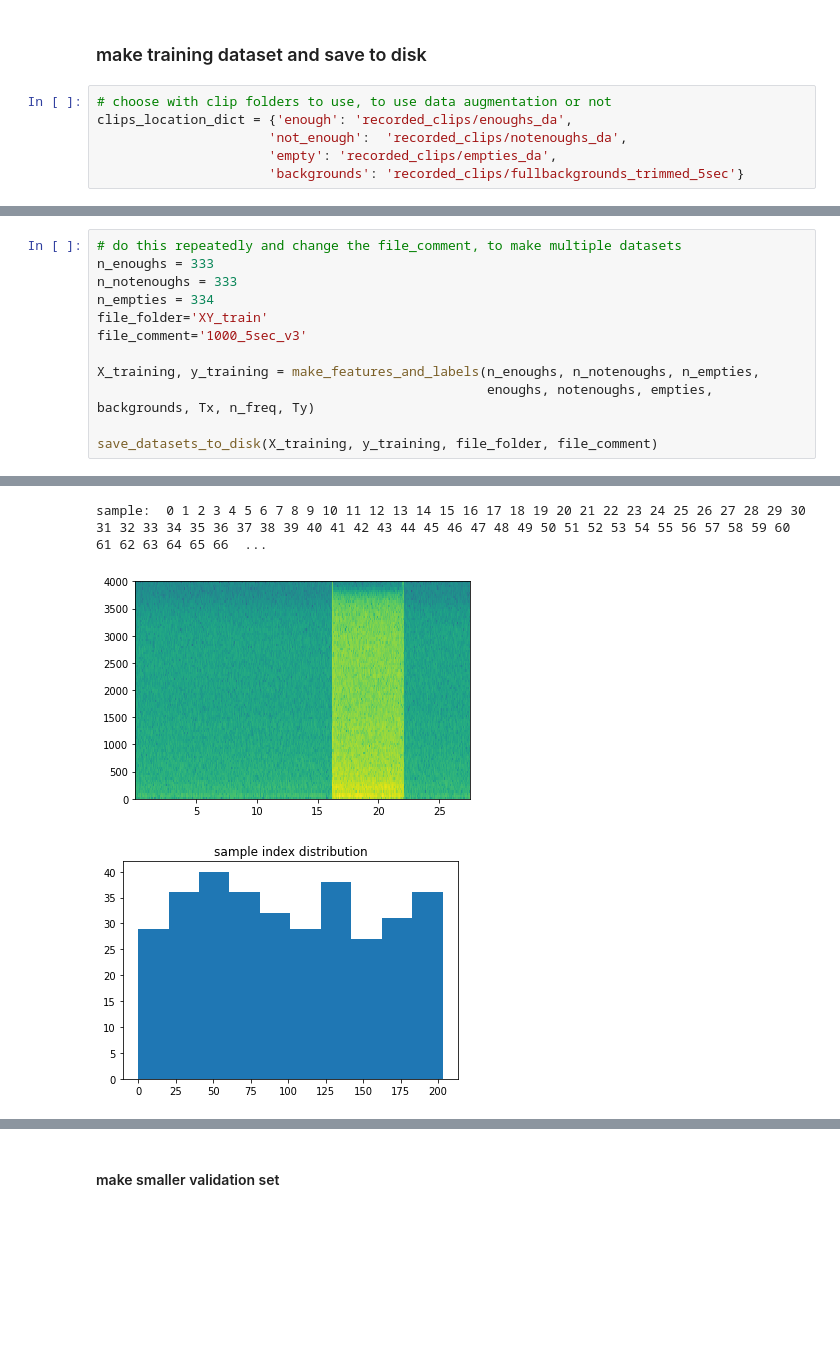
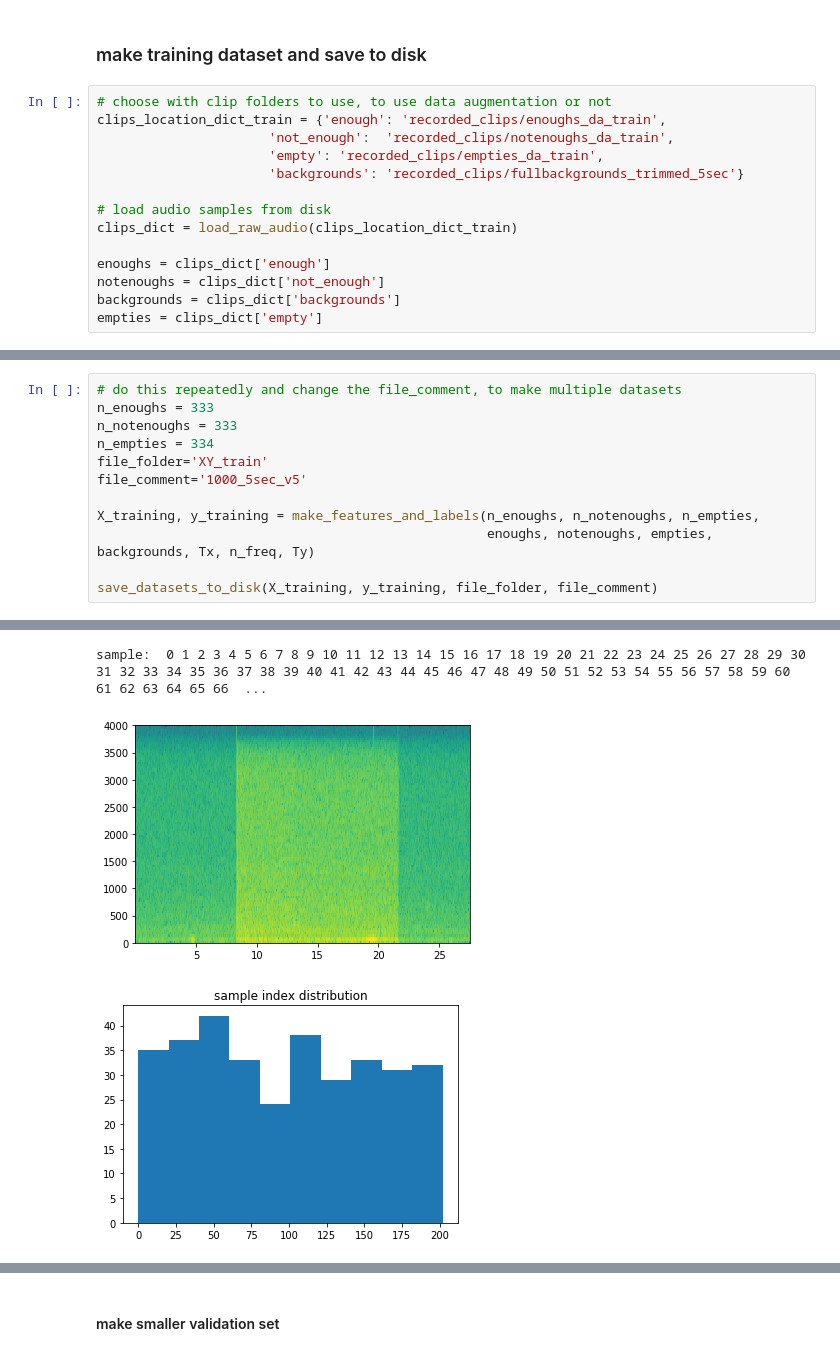
Before and after one commit to lukewolcott/med-bell, a Jupyter notebook: data-generation.ipynb, the cells around one changed output, grey strips where cells are left out. Drawn from its saved outputs; the diff is of its cells as text; blank space fills up the shorter version.

Commit message:
training

```diff
--- a/data-generation.ipynb
+++ b/data-generation.ipynb
@@ -183,7 +187,15 @@ Time stretches (multiplier): [0.97748223 0.9176866  0.88762519 0.93882287]
 ### make training dataset and save to disk
 # %%
 # choose with clip folders to use, to use data augmentation or not
-clips_location_dict = {'enough': 'recorded_clips/enoughs_da',
-                      'not_enough':  'recorded_clips/notenoughs_da',
-                      'empty': 'recorded_clips/empties_da',
+clips_location_dict_train = {'enough': 'recorded_clips/enoughs_da_train',
+                      'not_enough':  'recorded_clips/notenoughs_da_train',
+                      'empty': 'recorded_clips/empties_da_train',
                       'backgrounds': 'recorded_clips/fullbackgrounds_trimmed_5sec'}
+
+# load audio samples from disk
+clips_dict = load_raw_audio(clips_location_dict_train)
+
+enoughs = clips_dict['enough']
+notenoughs = clips_dict['not_enough']
+backgrounds = clips_dict['backgrounds']
+empties = clips_dict['empty']
@@ -206,7 +210,7 @@ n_enoughs = 333
 n_notenoughs = 333
 n_empties = 334
 file_folder='XY_train'
-file_comment='1000_5sec_v3'
+file_comment='1000_5sec_v5'
 
 X_training, y_training = make_features_and_labels(n_enoughs, n_notenoughs, n_empties,
                                                   enoughs, notenoughs, empties, backgrounds, Tx, n_freq, Ty)
@@ -224,3 +228,3 @@ sample:  0 1 2 3 4 5 6 7 8 9 10 11 12 13 14 15 16 17 18 19 20 21 22 23 24 25 26
 sample:  0 1 2 3 4 5 6 7 8 9 10 11 12 13 14 15 16 17 18 19 20 21 22 23 24 25 26 27 28 29 30 31 32 33 34 35 36 37 38 39 40 41 42 43 44 45 46 47 48 49 50 51 52 53 54 55 56 57 58 59 60 61 62 63 64 65 66  ...
-[figure, old version]
+[figure, new version]
-[figure, old version]
+[figure, new version]
```
Also changed, not shown: parts of 11 cells of this notebook, 1 other file.
